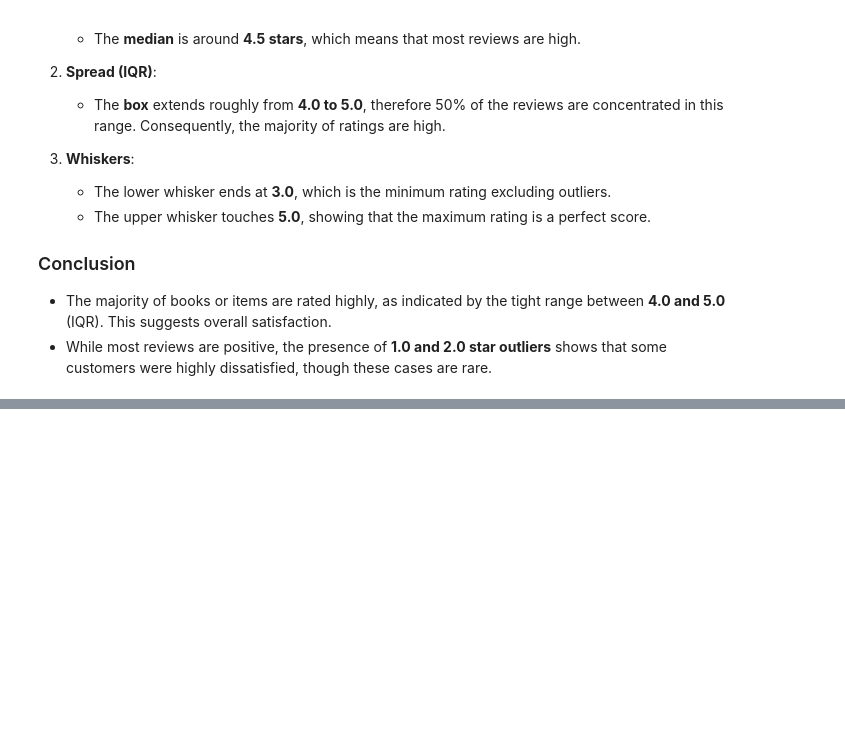
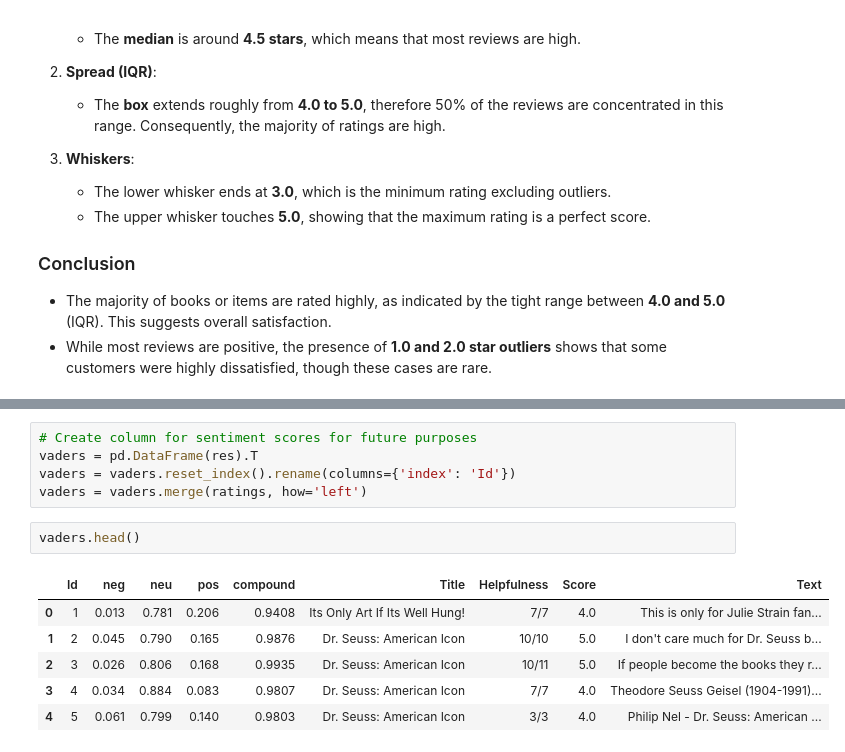
Before and after one commit to eglantinc/Book-Sentiment-Analysis, a Jupyter notebook: book_sentiment_analysis_notebook.ipynb, the cells around one changed output, grey strips where cells are left out. Drawn from its saved outputs; the diff is of its cells as text; blank space fills up the shorter version.

```diff
--- a/book_sentiment_analysis_notebook.ipynb
+++ b/book_sentiment_analysis_notebook.ipynb
@@ -130,0 +227,14 @@ plt.show()
+# %%
+# Create column for sentiment scores for future purposes
+vaders = pd.DataFrame(res).T
+vaders = vaders.reset_index().rename(columns={'index': 'Id'})
+vaders = vaders.merge(ratings, how='left')
+# %%
+vaders.head()
+# %% [output]
+|  | Id | neg | neu | pos | compound | Title | Helpfulness | Score | Text |
+| 0 | 1 | 0.013 | 0.781 | 0.206 | 0.9408 | Its Only Art If Its Well Hung! | 7/7 | 4.0 | This is only for Julie Strain fan... |
+| 1 | 2 | 0.045 | 0.790 | 0.165 | 0.9876 | Dr. Seuss: American Icon | 10/10 | 5.0 | I don't care much for Dr. Seuss b... |
+| 2 | 3 | 0.026 | 0.806 | 0.168 | 0.9935 | Dr. Seuss: American Icon | 10/11 | 5.0 | If people become the books they r... |
+| 3 | 4 | 0.034 | 0.884 | 0.083 | 0.9807 | Dr. Seuss: American Icon | 7/7 | 4.0 | Theodore Seuss Geisel (1904-1991)... |
+| 4 | 5 | 0.061 | 0.799 | 0.140 | 0.9803 | Dr. Seuss: American Icon | 3/3 | 4.0 | Philip Nel - Dr. Seuss: American ... |
```
Also changed, not shown: parts of 14 cells of this notebook.
